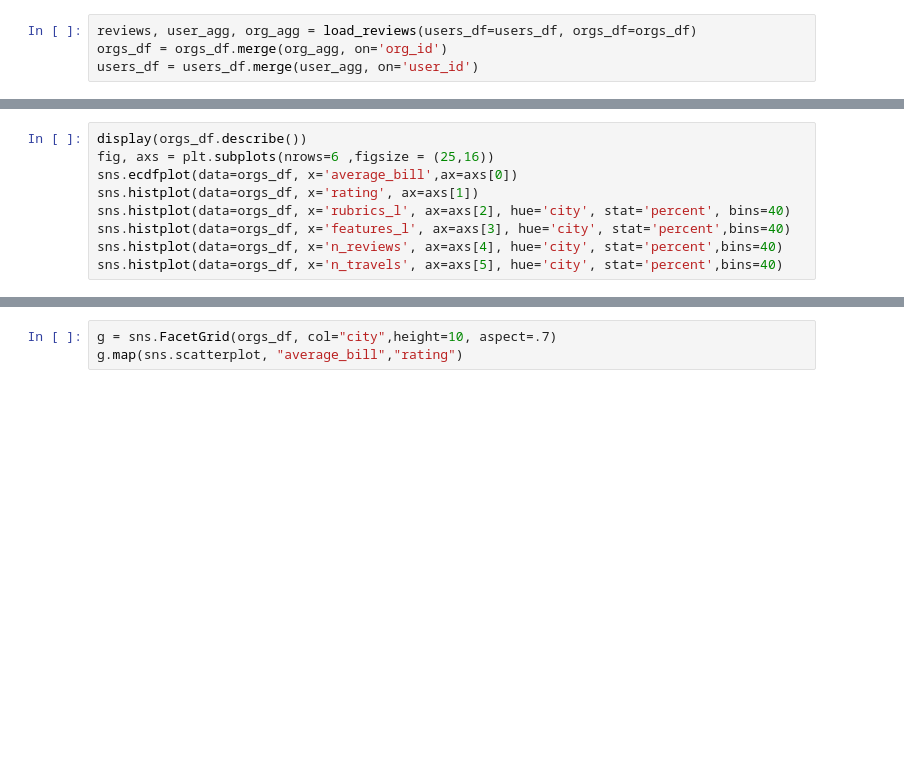
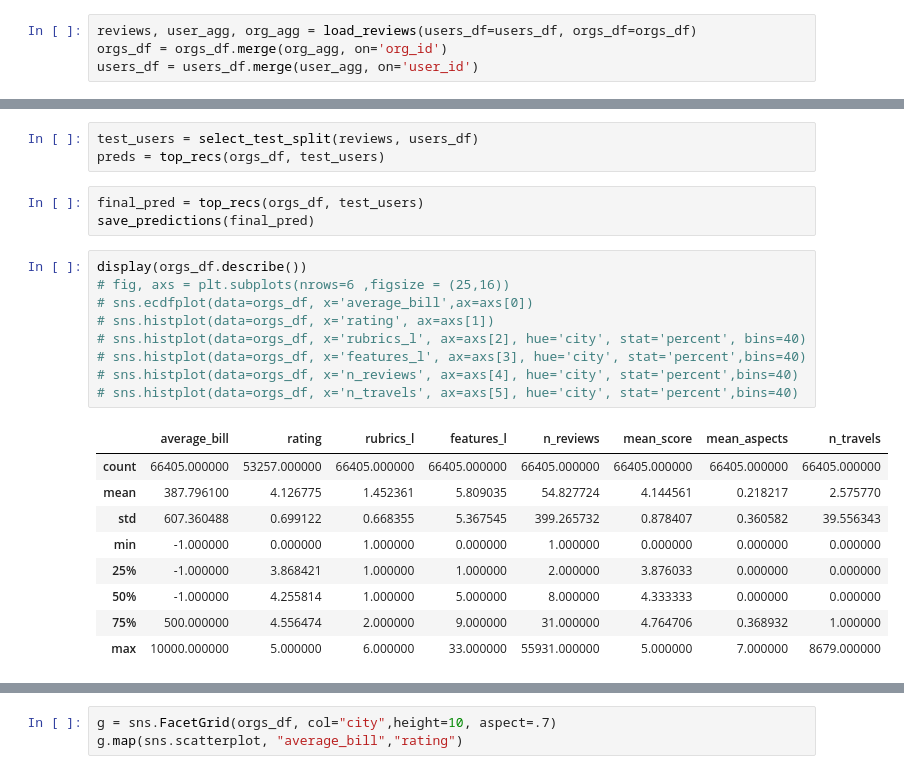
Before and after one commit to rodrask/yndx-contest-2021, a Jupyter notebook: recsys/recsys_expl.ipynb, the cells around one changed output, grey strips where cells are left out. Saved outputs shown, nothing was run; the diff lists cells and outputs as text; blank space fills up the shorter version.

```diff
--- a/recsys/recsys_expl.ipynb
+++ b/recsys/recsys_expl.ipynb
@@ -24,9 +42,25 @@ users_df = users_df.merge(user_agg, on='user_id')
+# %%
+test_users = select_test_split(reviews, users_df)
+preds = top_recs(orgs_df, test_users)
+# %%
+final_pred = top_recs(orgs_df, test_users)
+save_predictions(final_pred)
 # %%
 display(orgs_df.describe())
-fig, axs = plt.subplots(nrows=6 ,figsize = (25,16))
-sns.ecdfplot(data=orgs_df, x='average_bill',ax=axs[0])
-sns.histplot(data=orgs_df, x='rating', ax=axs[1])
-sns.histplot(data=orgs_df, x='rubrics_l', ax=axs[2], hue='city', stat='percent', bins=40)
-sns.histplot(data=orgs_df, x='features_l', ax=axs[3], hue='city', stat='percent',bins=40)
-sns.histplot(data=orgs_df, x='n_reviews', ax=axs[4], hue='city', stat='percent',bins=40)
-sns.histplot(data=orgs_df, x='n_travels', ax=axs[5], hue='city', stat='percent',bins=40)
+# fig, axs = plt.subplots(nrows=6 ,figsize = (25,16))
+# sns.ecdfplot(data=orgs_df, x='average_bill',ax=axs[0])
+# sns.histplot(data=orgs_df, x='rating', ax=axs[1])
+# sns.histplot(data=orgs_df, x='rubrics_l', ax=axs[2], hue='city', stat='percent', bins=40)
+# sns.histplot(data=orgs_df, x='features_l', ax=axs[3], hue='city', stat='percent',bins=40)
+# sns.histplot(data=orgs_df, x='n_reviews', ax=axs[4], hue='city', stat='percent',bins=40)
+# sns.histplot(data=orgs_df, x='n_travels', ax=axs[5], hue='city', stat='percent',bins=40)
+# %% [output]
+|  | average_bill | rating | rubrics_l | features_l | n_reviews | mean_score | mean_aspects | n_travels |
+| count | 66405.000000 | 53257.000000 | 66405.000000 | 66405.000000 | 66405.000000 | 66405.000000 | 66405.000000 | 66405.000000 |
+| mean | 387.796100 | 4.126775 | 1.452361 | 5.809035 | 54.827724 | 4.144561 | 0.218217 | 2.575770 |
+| std | 607.360488 | 0.699122 | 0.668355 | 5.367545 | 399.265732 | 0.878407 | 0.360582 | 39.556343 |
+| min | -1.000000 | 0.000000 | 1.000000 | 0.000000 | 1.000000 | 0.000000 | 0.000000 | 0.000000 |
+| 25% | -1.000000 | 3.868421 | 1.000000 | 1.000000 | 2.000000 | 3.876033 | 0.000000 | 0.000000 |
+| 50% | -1.000000 | 4.255814 | 1.000000 | 5.000000 | 8.000000 | 4.333333 | 0.000000 | 0.000000 |
+| 75% | 500.000000 | 4.556474 | 2.000000 | 9.000000 | 31.000000 | 4.764706 | 0.368932 | 1.000000 |
+| max | 10000.000000 | 5.000000 | 6.000000 | 33.000000 | 55931.000000 | 5.000000 | 7.000000 | 8679.000000 |
```
Also changed, not shown: parts of 7 cells of this notebook, 4 other files.
